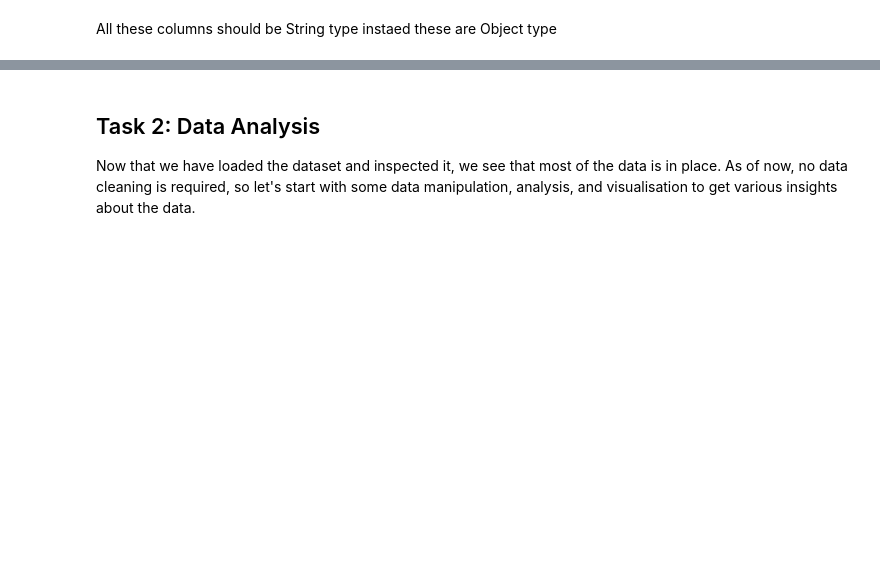
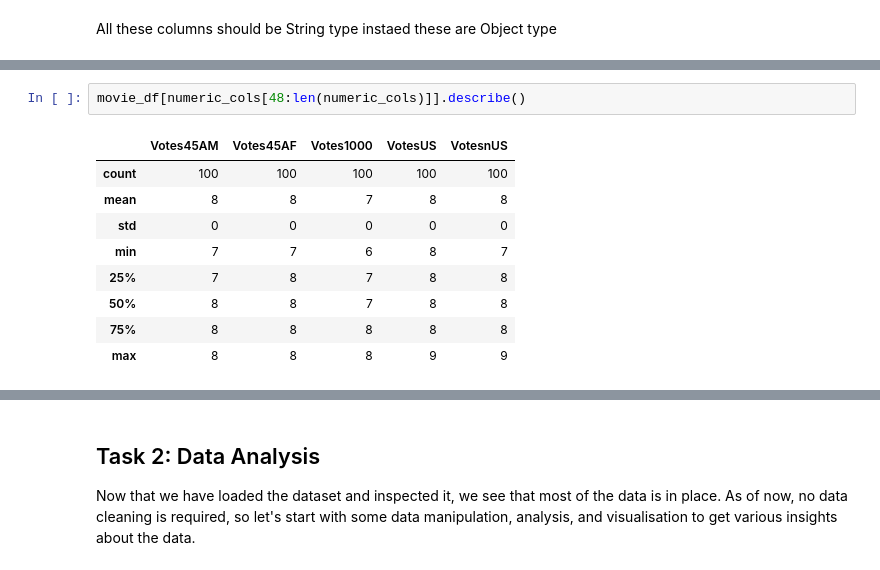
Before and after one commit to Rajesh2015/Logicmojo-AI-ML-Sept25-radash, a Jupyter notebook: EDA/IMDb+Movie+Assignment.ipynb, the cells around one changed output, grey strips where cells are left out. Cells and saved outputs as stored; diff of their text form; blank space fills up the shorter version.

```diff
--- a/EDA/IMDb+Movie+Assignment.ipynb
+++ b/EDA/IMDb+Movie+Assignment.ipynb
@@ -122,0 +161,12 @@ movie_df.describe(include=['int64', 'float64'])
+# %%
+movie_df[numeric_cols[48:len(numeric_cols)]].describe()
+# %% [output]
+|  | Votes45AM | Votes45AF | Votes1000 | VotesUS | VotesnUS |
+| count | 100 | 100 | 100 | 100 | 100 |
+| mean | 8 | 8 | 7 | 8 | 8 |
+| std | 0 | 0 | 0 | 0 | 0 |
+| min | 7 | 7 | 6 | 8 | 7 |
+| 25% | 7 | 8 | 7 | 8 | 8 |
+| 50% | 8 | 8 | 7 | 8 | 8 |
+| 75% | 8 | 8 | 8 | 8 | 8 |
+| max | 8 | 8 | 8 | 9 | 9 |
```
Also changed, not shown: parts of 6 cells of this notebook.
